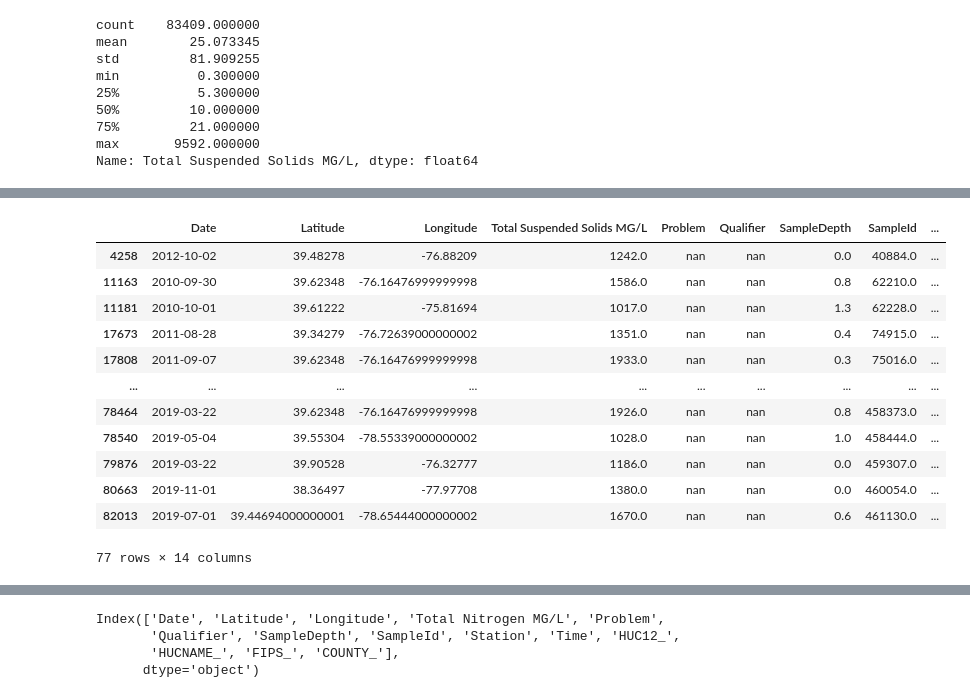
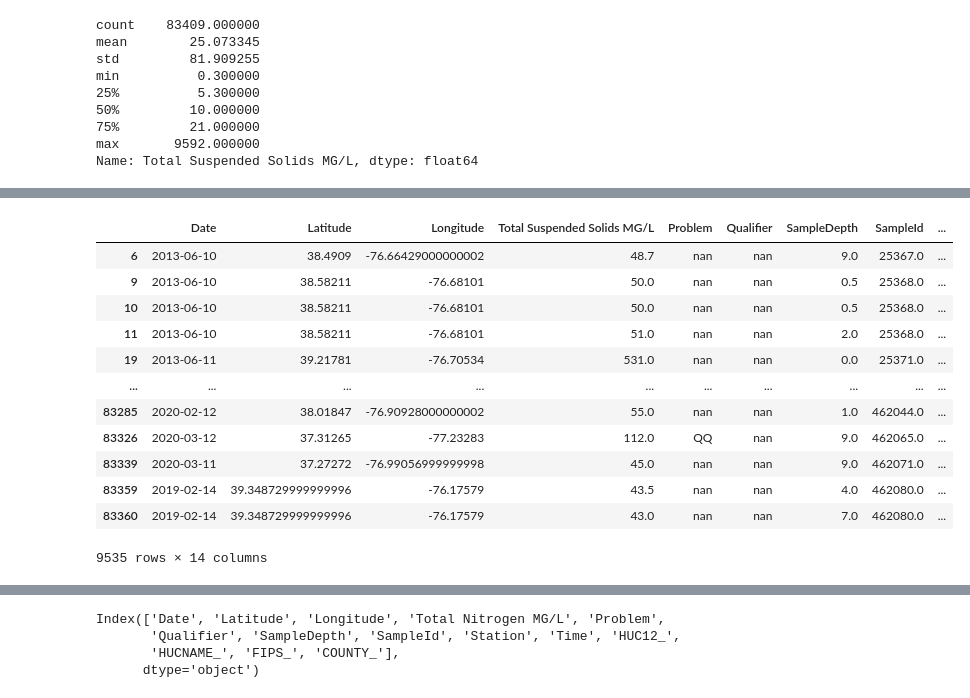
Before and after one commit to teamHackTheBay/hackTheBay, a Jupyter notebook: water_qualityv2.ipynb, the cells around one changed output, grey strips where cells are left out. Saved outputs shown, nothing was run; the diff lists cells and outputs as text; code cells hidden in the pictures.

```diff
--- a/water_qualityv2.ipynb
+++ b/water_qualityv2.ipynb
@@ -122,7 +134,7 @@ array(['Not in CBP Database', 'TURBIDITY TUBE', 'SPECIFIC CONDUCTIVITY',
 df3 = df2.loc[df2['ParameterName_CBP'].isin(['DISSOLVED OXYGEN IN MG/L', 'WATER TEMPERATURE DEG', 'PH CORRECTED FOR TEMPERATURE (25 DEG C)',
                                             'TOTAL ALKALINITY AS CACO3', 'TOTAL PHOSPHORUS',
                                            'E.COLI BACTERIA', 'TOTAL SUSPENDED SOLIDS', 'SALINITY UNITS IN PPT AND EQUAL TO PRACTICAL SALNITY UNITS (PSU)',
-                                            'TOTAL NITROGEN', 'ACTIVE CHLOROPHYLL-A'])]
+                                            'TOTAL NITROGEN', 'ACTIVE CHLOROPHYLL-A', 'TURBIDITY; NEPHELOMETRIC METHOD'])]
 # %%
 columns = df3.columns
 for col in columns:
@@ -774,16 +943,16 @@ Name: Total Suspended Solids MG/L, dtype: float64
 # %%
-df4_tss[df4_tss['Total Suspended Solids MG/L'] > 1000]
+df4_tss[df4_tss['Total Suspended Solids MG/L'] > 40]
 # %% [output]
 |  | Date | Latitude | Longitude | Total Suspended Solids MG/L | Problem | Qualifier | SampleDepth | SampleId | ... |
-| 4258 | 2012-10-02 | 39.48278 | -76.88209 | 1242.0 | nan | nan | 0.0 | 40884.0 | ... |
-| 11163 | 2010-09-30 | 39.62348 | -76.16476999999998 | 1586.0 | nan | nan | 0.8 | 62210.0 | ... |
-| 11181 | 2010-10-01 | 39.61222 | -75.81694 | 1017.0 | nan | nan | 1.3 | 62228.0 | ... |
-| 17673 | 2011-08-28 | 39.34279 | -76.72639000000002 | 1351.0 | nan | nan | 0.4 | 74915.0 | ... |
-| 17808 | 2011-09-07 | 39.62348 | -76.16476999999998 | 1933.0 | nan | nan | 0.3 | 75016.0 | ... |
+| 6 | 2013-06-10 | 38.4909 | -76.66429000000002 | 48.7 | nan | nan | 9.0 | 25367.0 | ... |
+| 9 | 2013-06-10 | 38.58211 | -76.68101 | 50.0 | nan | nan | 0.5 | 25368.0 | ... |
+| 10 | 2013-06-10 | 38.58211 | -76.68101 | 50.0 | nan | nan | 0.5 | 25368.0 | ... |
+| 11 | 2013-06-10 | 38.58211 | -76.68101 | 51.0 | nan | nan | 2.0 | 25368.0 | ... |
+| 19 | 2013-06-11 | 39.21781 | -76.70534 | 531.0 | nan | nan | 0.0 | 25371.0 | ... |
 | ... | ... | ... | ... | ... | ... | ... | ... | ... | ... |
-| 78464 | 2019-03-22 | 39.62348 | -76.16476999999998 | 1926.0 | nan | nan | 0.8 | 458373.0 | ... |
-| 78540 | 2019-05-04 | 39.55304 | -78.55339000000002 | 1028.0 | nan | nan | 1.0 | 458444.0 | ... |
-| 79876 | 2019-03-22 | 39.90528 | -76.32777 | 1186.0 | nan | nan | 0.0 | 459307.0 | ... |
-| 80663 | 2019-11-01 | 38.36497 | -77.97708 | 1380.0 | nan | nan | 0.0 | 460054.0 | ... |
-| 82013 | 2019-07-01 | 39.44694000000001 | -78.65444000000002 | 1670.0 | nan | nan | 0.6 | 461130.0 | ... |
+| 83285 | 2020-02-12 | 38.01847 | -76.90928000000002 | 55.0 | nan | nan | 1.0 | 462044.0 | ... |
+| 83326 | 2020-03-12 | 37.31265 | -77.23283 | 112.0 | QQ | nan | 9.0 | 462065.0 | ... |
+| 83339 | 2020-03-11 | 37.27272 | -76.99056999999998 | 45.0 | nan | nan | 9.0 | 462071.0 | ... |
+| 83359 | 2019-02-14 | 39.348729999999996 | -76.17579 | 43.5 | nan | nan | 4.0 | 462080.0 | ... |
+| 83360 | 2019-02-14 | 39.348729999999996 | -76.17579 | 43.0 | nan | nan | 7.0 | 462080.0 | ... |
-77 rows × 14 columns
+9535 rows × 14 columns
```
Also changed, not shown: parts of 73 cells of this notebook.
